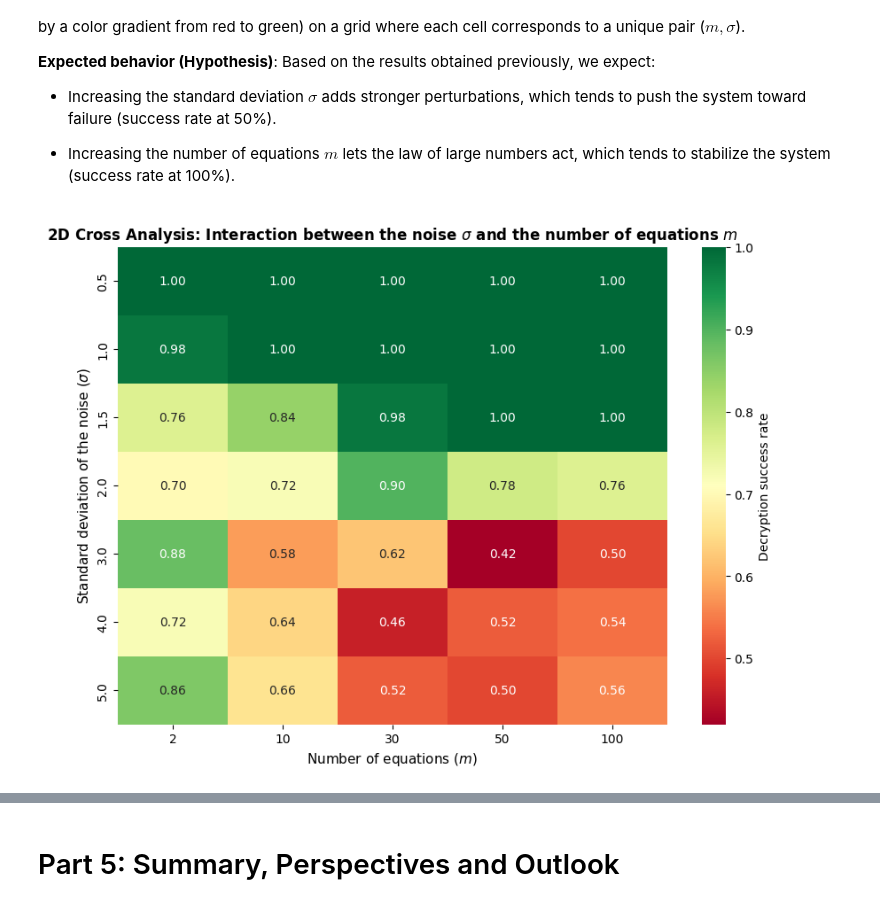
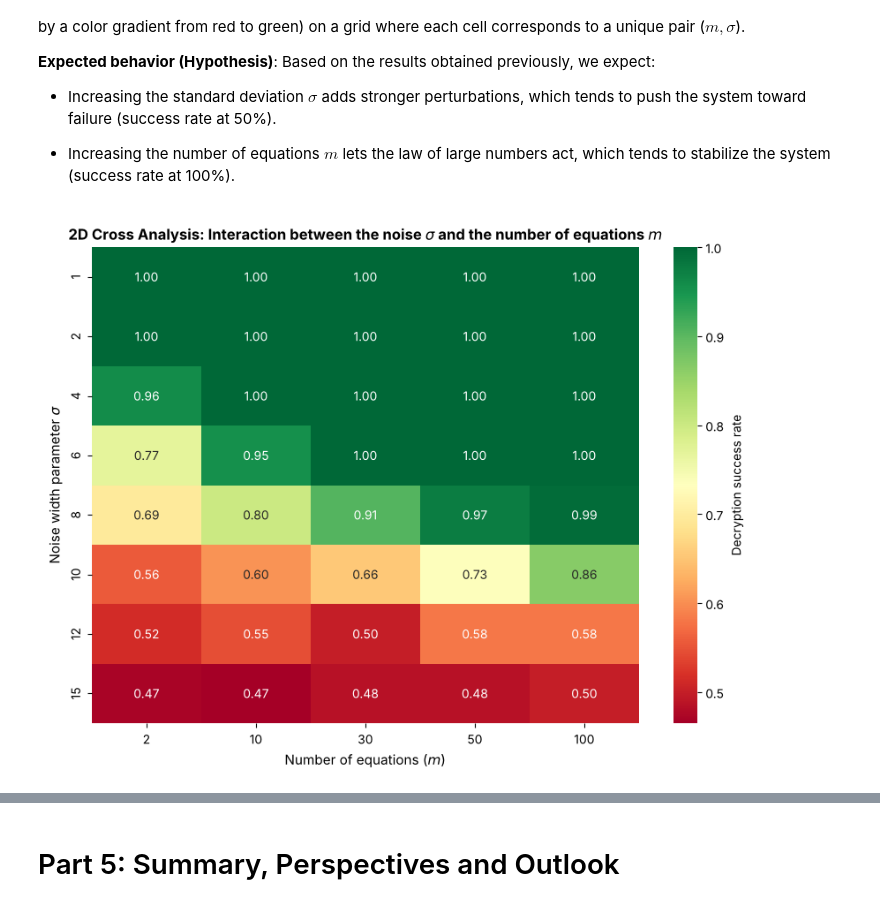
Before and after one commit to anisadje/learning-with-errors, a Jupyter notebook: LWE_EN.ipynb, the cells around one changed output, grey strips where cells are left out. Cells and saved outputs as stored; diff of their text form; code cells hidden in the pictures.

```diff
--- a/LWE_EN.ipynb
+++ b/LWE_EN.ipynb
@@ -312,3 +317,17 @@ def decrypt_LWE(b, A, s, q):
+# %%
+def decrypt_LWE(b, A, s, q):
+  v = (b - A @ s) % q
+
+  # Re-centre into ]-q/2, q/2]: a negative noise (e.g. -1 ≡ q-1) becomes close to 0 again
+  v_centred = np.where(v > q // 2, v - q, v)
+
+  # Mean distance to 0: small if msg = 0, close to q/2 if msg = 1
+  mean_distance = np.mean(np.abs(v_centred))
+
+  if mean_distance > q / 4:
+    return v_centred, 1
+  else:
+    return v_centred, 0
 # %% [markdown]
 ## 2.5 Why does it work? Pivot vs direct computation
 
@@ -421,12 +440,12 @@ Now, let's do a deeper and more precise study of the value of $\sigma$. We want
 
 This is exactly what is called the **phase transition**.
 # %%
-def phase_transition_study(n, m, q, sigmas):
+def phase_transition_study(n, m, q, sigmas, nb_trials=200):
   rate_tab = []
 
   for sigma in sigmas :
-    success = 0 #how many times out of 100 trials the decryption is correct
-    for i in range(100):
+    success = 0 #number of correct decryptions out of nb_trials
+    for i in range(nb_trials):
       A = rng.integers(0, q, size=(m, n))
       s = rng.integers(0, q, size=n)
 
@@ -438,7 +457,7 @@ def phase_transition_study(n, m, q, sigmas):
 
       if msg == m_decrypted :
         success += 1
-    rate = (success/100)*100
+    rate = (success/nb_trials)*100
     rate_tab.append(rate)
   return rate_tab
 # %% [markdown]
@@ -493,18 +513,18 @@ Let's start by testing 3 values of $m$, $m=2, m=10, m=100$ and plotting the impa
 # %%
 n, q = 2, 11
 m_list = [2, 10, 100]
-x = np.arange(0.5, 5.0, 0.2) #the values of sigma
+x = np.arange(0.5, 20.0, 0.5) #the values of sigma
 
 plt.figure(figsize=(8, 6))
 
 for m in m_list:
   plt.plot(x, phase_transition_study(n, m, q, x), label=f"$m={m}$")
 
-plt.axvline(x=1.2, color='red', linestyle='--', linewidth=2, label=r'Kyber standard ($\sigma \approx 1.2$)')
+plt.axvline(x=2.5, color='red', linestyle='--', linewidth=2, label=r'Kyber-like noise (std. dev. $\approx 1$, i.e. $\sigma \approx 2.5$)')
 plt.axhline(y=50, color='black', label='Random guess threshold (50%)')
 
 plt.legend()
-plt.xlabel(r"sigma ($\sigma$)")
+plt.xlabel(r"Noise width parameter $\sigma$")
 plt.ylabel(r"success rate (%)")
 plt.grid(True)
 plt.title("Graphical representation of the impact of varying m")
@@ -550,7 +561,7 @@ The previous analysis showed that a large number of equations ($m = 100$) makes
 
 The goal is to find from which precise threshold (value of $m$) the law of large numbers starts to be effective, and to observe how fast the success rate converges to 100%.
 # %%
-sigma = 1.5
+sigma = 8.0
 n, q = 2, 11
 
 m_list = np.arange(2, 250, 2)
@@ -560,7 +571,7 @@ global_rates_m = []
 for m in m_list:
   success = 0
 
-  for i in range(100):
+  for i in range(200):
       A = rng.integers(0, q, size=(m, n))
       s = rng.integers(0, q, size=n)
 
@@ -572,7 +583,7 @@ for m in m_list:
 
       if msg == m_decrypted :
         success += 1
-  rate = (success/100)*100
+  rate = (success/200)*100
   global_rates_m.append(rate)
 
 plt.figure(figsize=(8, 6))
@@ -762,10 +768,10 @@ Based on the results obtained previously, we expect:
 import seaborn as sns
 # %%
 ms = [2, 10, 30, 50, 100]
-sigmas = [0.5, 1.0, 1.5, 2.0, 3.0, 4.0, 5.0]
+sigmas = [1, 2, 4, 6, 8, 10, 12, 15]
 
-n, q = 10, 101
-nb_tests = 50
+n, q = 10, 11
+nb_tests = 200
 
 #we create a matrix of 0 with the right dimensions
 #rows = nb of sigmas and columns = nb of m
@@ -780,37 +786,37 @@ for i, sigma in enumerate(sigmas):
     for a in range(nb_tests):
 
       #Mini LWE simulation
-      msg = np.random.randint(0,2)
+      msg = rng.integers(0, 2)
       A = rng.integers(0, q, size=(m, n))
       s = rng.integers(0, q, size=n)
 
       b = encrypt_LWE(msg, sigma, A, s, m, q)
 
       _, msg_found = decrypt_LWE(b, A, s, q)
 
       if msg_found == msg:
         success +=1
     matrix[i, j] = success /nb_tests
 
 #The Heatmap
 
 plt.figure(figsize=(10, 7))
 
 sns.heatmap(
     matrix,
     annot = True,
     fmt=".2f",
     cmap="RdYlGn", #red to yellow to green
     xticklabels=ms,
     yticklabels=sigmas,
     cbar_kws={'label': 'Decryption success rate'}
 )
 
 plt.title(r"2D Cross Analysis: Interaction between the noise $\sigma$ and the number of equations $m$", fontsize=12, fontweight="bold")
 plt.xlabel(r"Number of equations ($m$)", fontsize=11)
-plt.ylabel(r"Standard deviation of the noise ($\sigma$)", fontsize=11)
+plt.ylabel(r"Noise width parameter $\sigma$", fontsize=11)
 
 plt.grid(False)
 plt.show()
 # %% [output]
-[figure, old version]
+[figure, new version]
```
Also changed, not shown: parts of 36 cells of this notebook.
